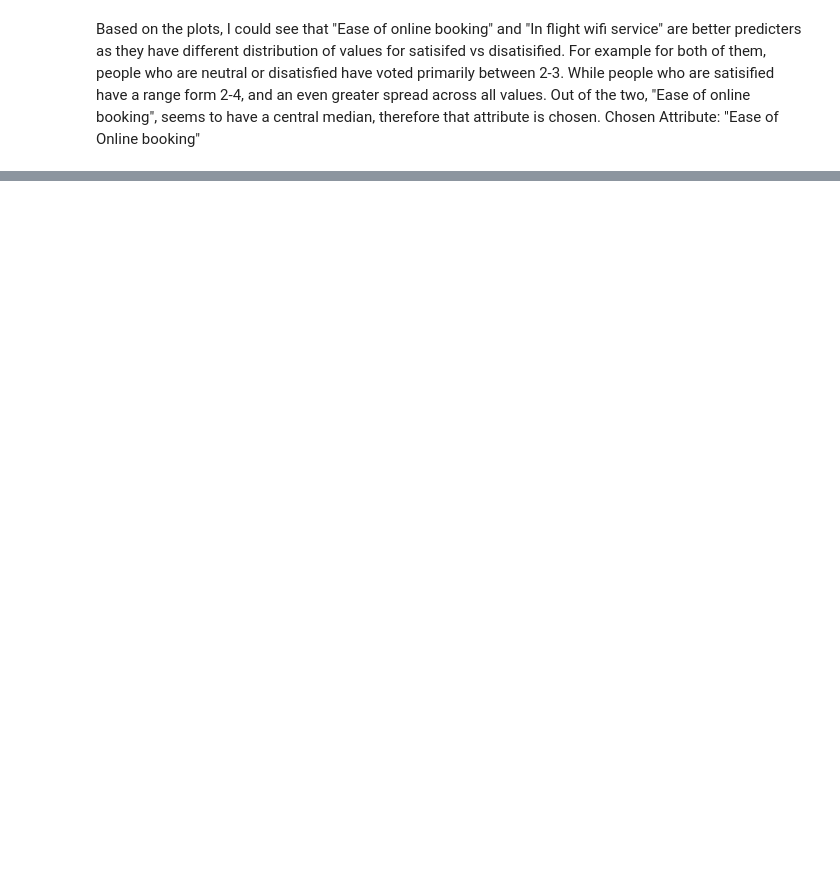
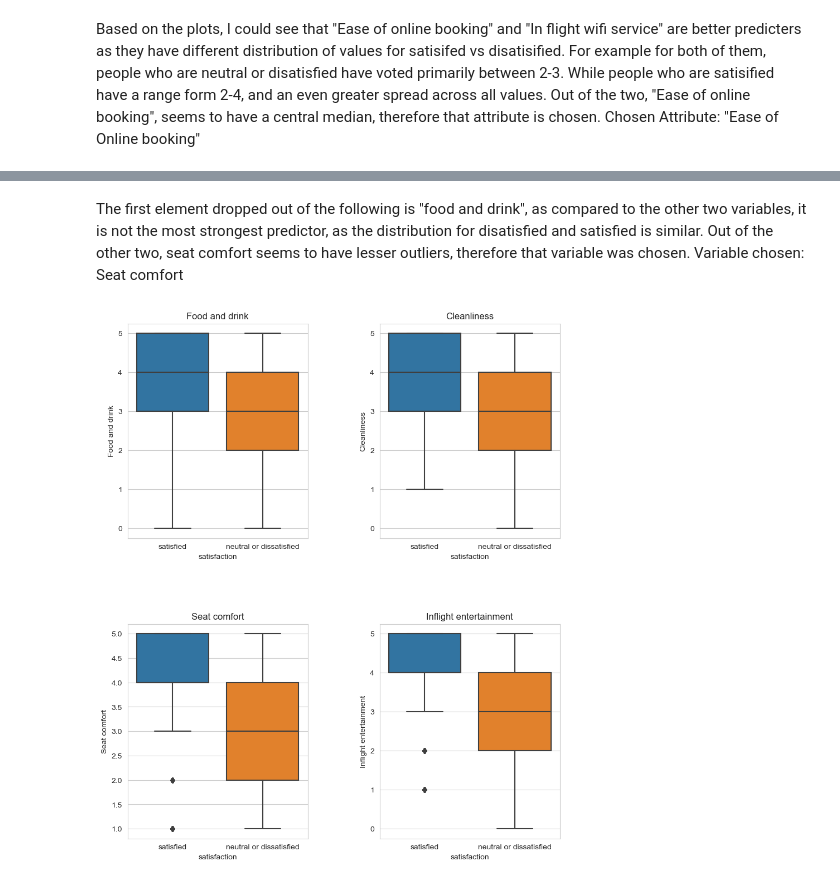
Before and after one commit to kunthshah21/Classification-ML-Prediction-for-Airline-Satsifaction, a Jupyter notebook: prediction_1.ipynb, the cells around one changed output, grey strips where cells are left out. Saved outputs shown, nothing was run; the diff lists cells and outputs as text; code cells hidden in the pictures; blank space fills up the shorter version.

```diff
--- a/prediction_1.ipynb
+++ b/prediction_1.ipynb
@@ -370,0 +389,22 @@ Based on the plots, I could see that "Ease of online booking" and "In flight wif
+# %% [markdown]
+The first element dropped out of the following is "food and drink", as compared to the other two variables, it is not the most strongest predictor, as the distribution for disatisfied and satisfied is similar. Out of the other two, seat comfort seems to have lesser outliers, therefore that variable was chosen. Variable chosen: Seat comfort
+# %%
+fig, axes = plt.subplots(nrows=2, ncols=2, figsize=(10, 12))
+plt.subplots_adjust(hspace=0.4, wspace=0.4)
+
+sns.boxplot(x='satisfaction', y='Food and drink', data=airline_data, ax=axes[0][0])
+axes[0][0].set_title('Food and drink')
+
+sns.boxplot(x='satisfaction', y='Cleanliness', data=airline_data, ax=axes[0][1])
+axes[0][1].set_title('Cleanliness')
+
+sns.boxplot(x='satisfaction', y='Seat comfort', data=airline_data, ax=axes[1][0])
+axes[1][0].set_title('Seat comfort')
+
+sns.boxplot(x='satisfaction', y='Inflight entertainment', data=airline_data, ax=axes[1][1])
+axes[1][1].set_title('Inflight entertainment')
+
+
+plt.show()
+# %% [output]
+[figure, added]
```
Also changed, not shown: parts of 25 cells of this notebook.
